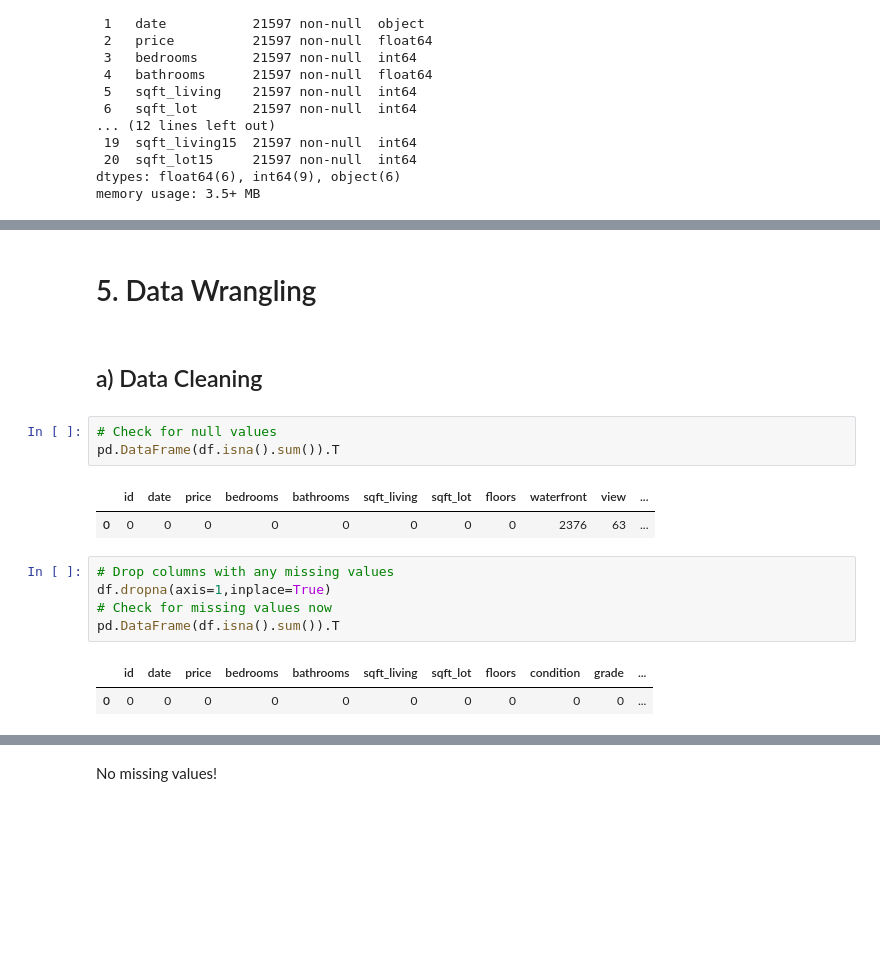
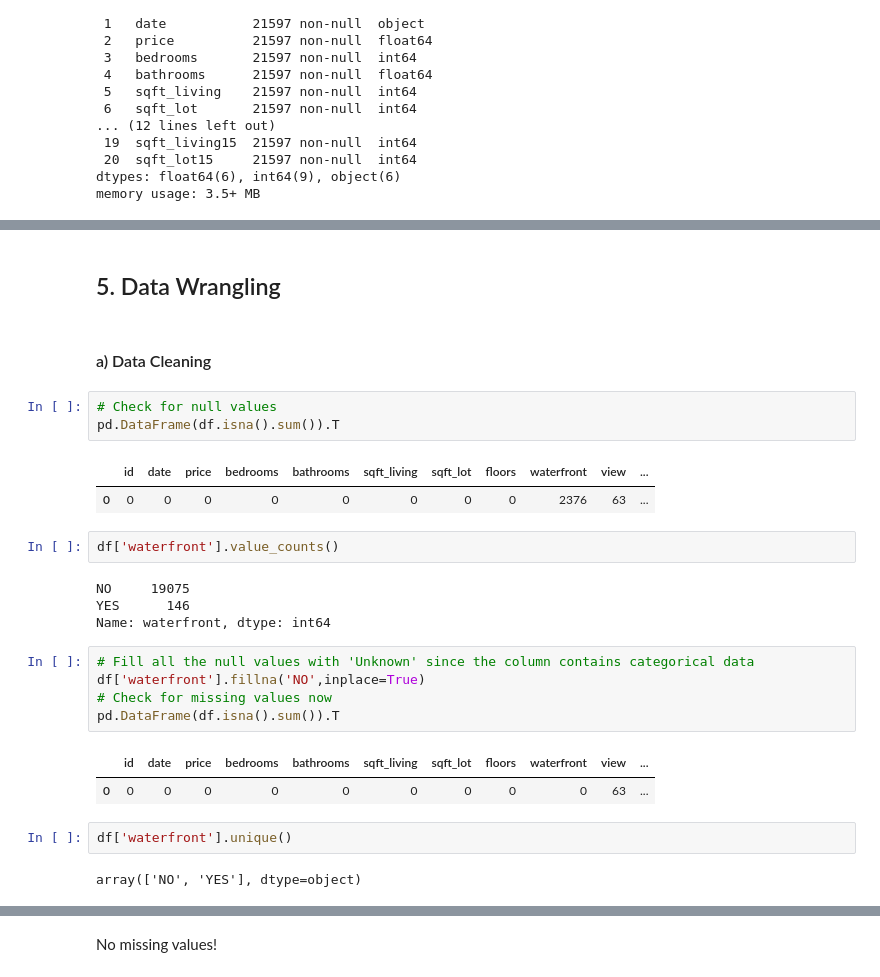
Before and after one commit to Dudimath/House-Sales-Prices-Using-Multi-Linear-Regression, a Jupyter notebook: student.ipynb, the cells around one changed output, grey strips where cells are left out. Drawn from its saved outputs; the diff is of its cells as text; blank space fills up the shorter version.

```diff
--- a/student.ipynb
+++ b/student.ipynb
@@ -120,20 +130,30 @@ df.describe()
 | 75% | 7.308900e+09 | 6.450000e+05 | 4.000000 | 2.500000 | 2550.000000 | 1.068500e+04 | 2.000000 | 2210.000000 | 1997.000000 | ... |
 | max | 9.900000e+09 | 7.700000e+06 | 33.000000 | 8.000000 | 13540.000000 | 1.651359e+06 | 3.500000 | 9410.000000 | 2015.000000 | ... |
 # %% [markdown]
-# 5. Data Wrangling
+## 5. Data Wrangling
 # %% [markdown]
-# <small> a) Data Cleaning </small>
+### <small> a) Data Cleaning </small>
 # %%
 # Check for null values
 pd.DataFrame(df.isna().sum()).T
 # %% [output]
 |  | id | date | price | bedrooms | bathrooms | sqft_living | sqft_lot | floors | waterfront | view | ... |
 | 0 | 0 | 0 | 0 | 0 | 0 | 0 | 0 | 0 | 2376 | 63 | ... |
+# %%
+df['waterfront'].value_counts()
+# %% [output]
+NO     19075
+YES      146
+Name: waterfront, dtype: int64
 # %%
-# Drop columns with any missing values
-df.dropna(axis=1,inplace=True)
+# Fill all the null values with 'Unknown' since the column contains categorical data
+df['waterfront'].fillna('NO',inplace=True)
 # Check for missing values now
 pd.DataFrame(df.isna().sum()).T
 # %% [output]
-|  | id | date | price | bedrooms | bathrooms | sqft_living | sqft_lot | floors | condition | grade | ... |
-| 0 | 0 | 0 | 0 | 0 | 0 | 0 | 0 | 0 | 0 | 0 | ... |
+|  | id | date | price | bedrooms | bathrooms | sqft_living | sqft_lot | floors | waterfront | view | ... |
+| 0 | 0 | 0 | 0 | 0 | 0 | 0 | 0 | 0 | 0 | 63 | ... |
+# %%
+df['waterfront'].unique()
+# %% [output]
+array(['NO', 'YES'], dtype=object)
```
Also changed, not shown: parts of 27 cells of this notebook.
